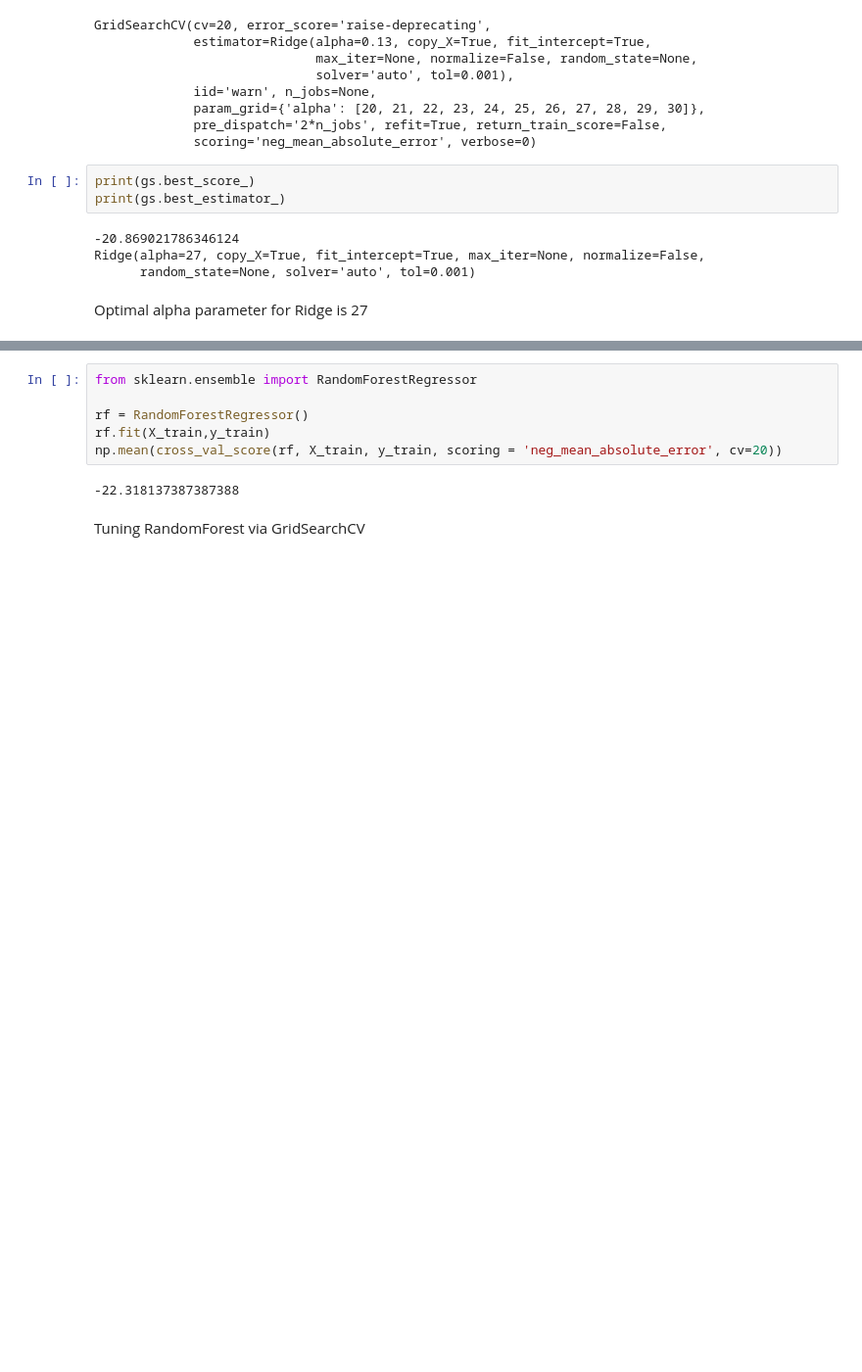
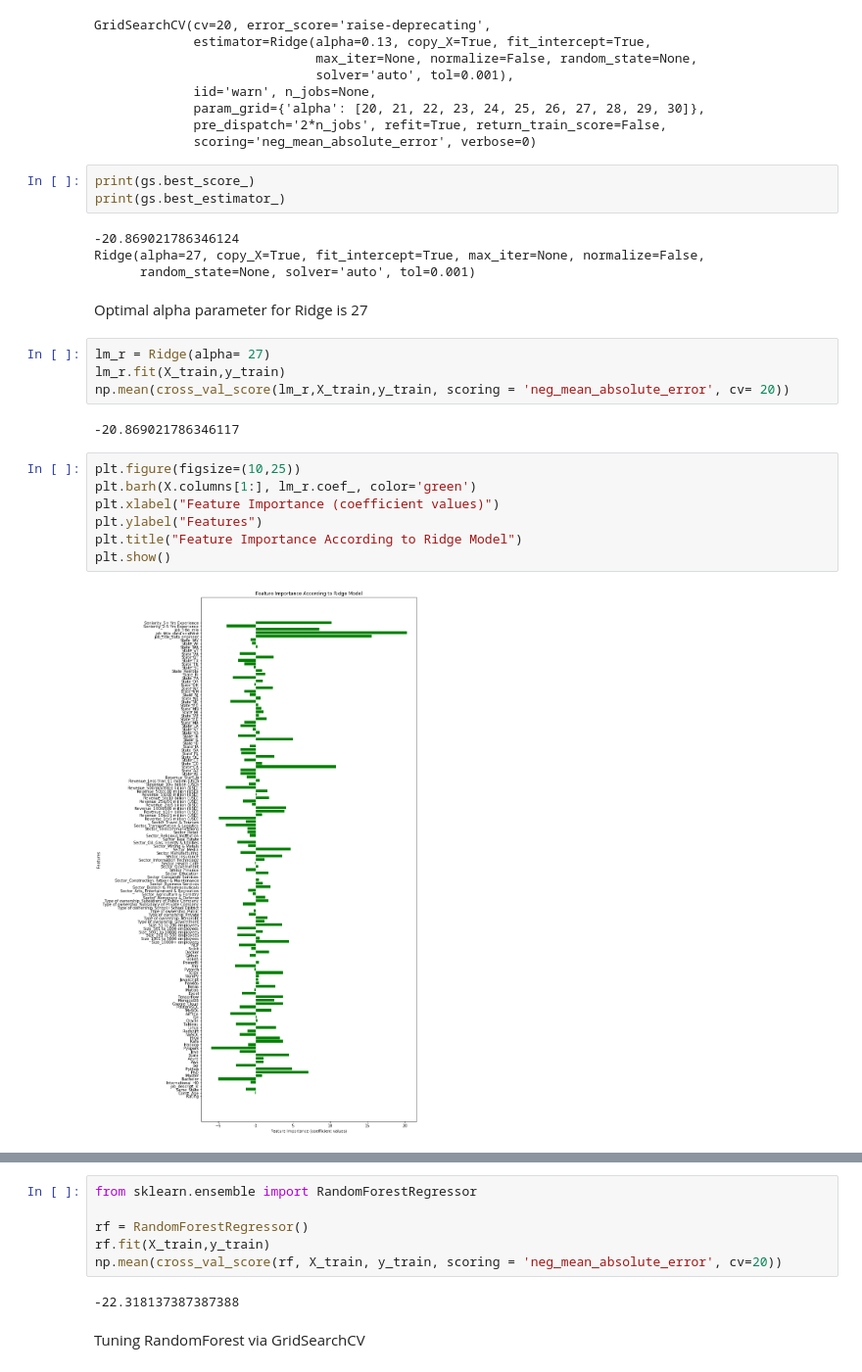
Before and after one commit to rmlevy1/nyc-mhtn-ds-010620-lectures, a Jupyter notebook: Final_Project/Modeling.ipynb, the cells around one changed output, grey strips where cells are left out. Shown at 98% size. Saved outputs shown, nothing was run; the diff lists cells and outputs as text; blank space fills up the shorter version.

```diff
--- a/Final_Project/Modeling.ipynb
+++ b/Final_Project/Modeling.ipynb
@@ -259,3 +295,18 @@ Ridge(alpha=27, copy_X=True, fit_intercept=True, max_iter=None, normalize=False,
       random_state=None, solver='auto', tol=0.001)
 # %% [markdown]
 Optimal alpha parameter for Ridge is 27
+# %%
+lm_r = Ridge(alpha= 27)
+lm_r.fit(X_train,y_train)
+np.mean(cross_val_score(lm_r,X_train,y_train, scoring = 'neg_mean_absolute_error', cv= 20))
+# %% [output]
+-20.869021786346117
+# %%
+plt.figure(figsize=(10,25))
+plt.barh(X.columns[1:], lm_r.coef_, color='green')
+plt.xlabel("Feature Importance (coefficient values)")
+plt.ylabel("Features")
+plt.title("Feature Importance According to Ridge Model")
+plt.show()
+# %% [output]
+[figure, added]
```
Also changed, not shown: parts of 19 cells of this notebook, 1 other file.
